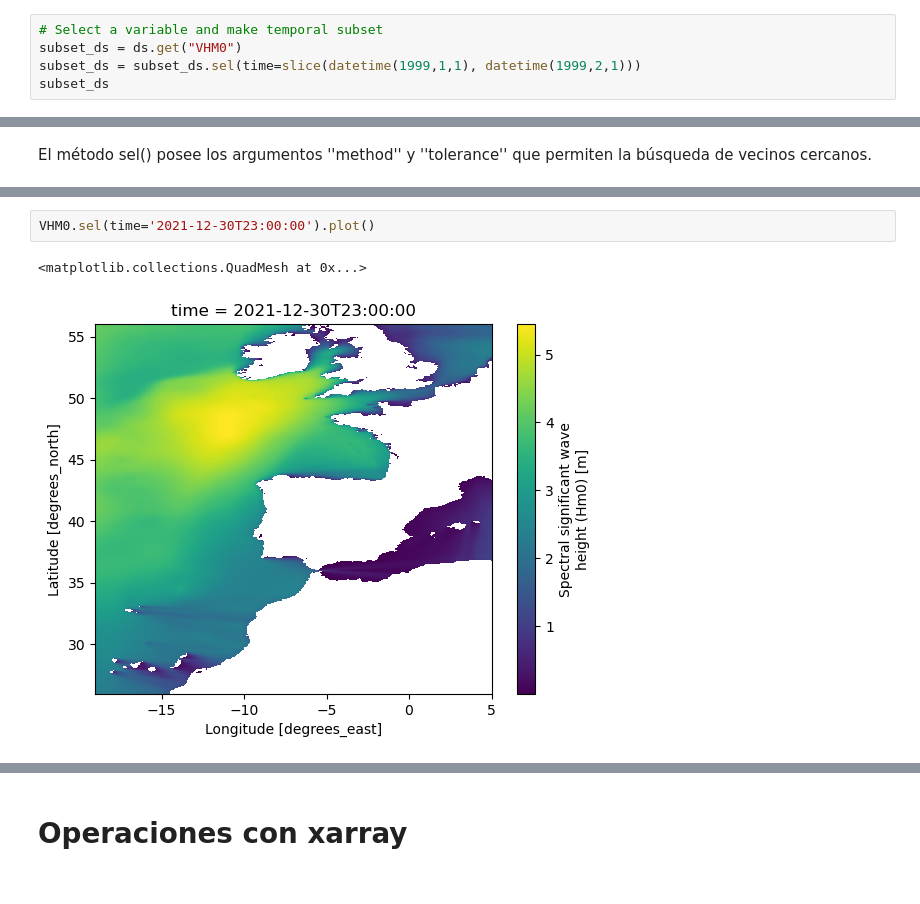
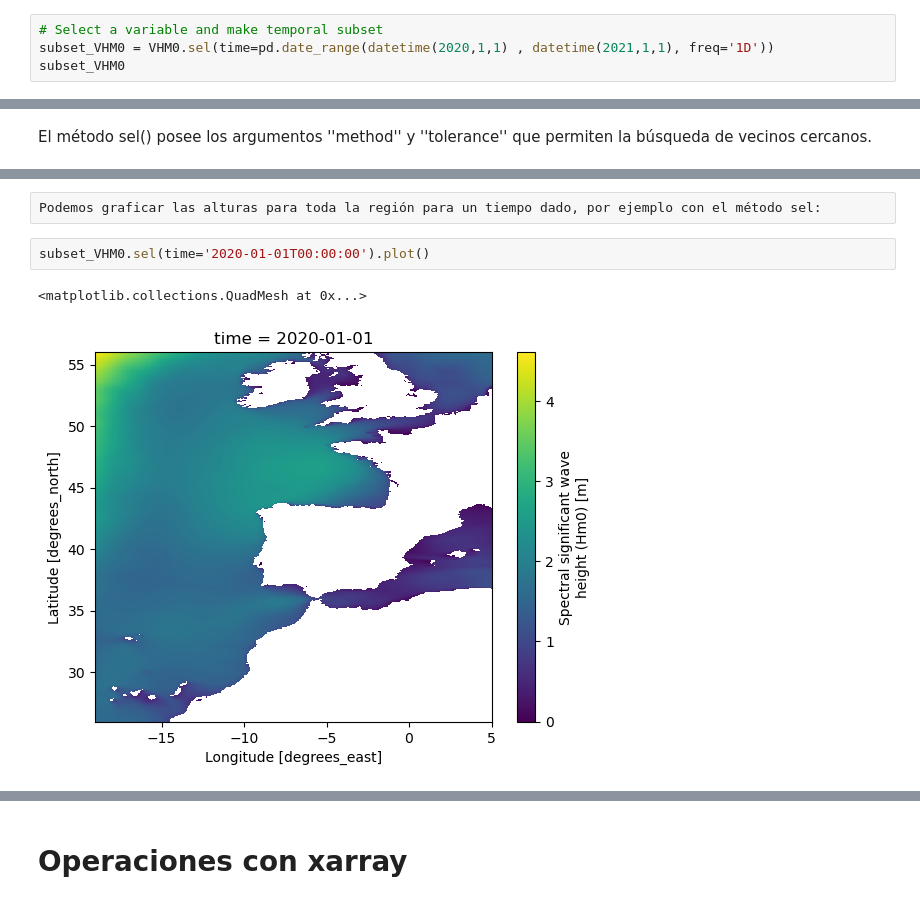
Before and after one commit to aturlione/curso_opendap_xarray, a Jupyter notebook: opendap_xarray.ipynb, the cells around one changed output, grey strips where cells are left out. Saved outputs shown, nothing was run; the diff lists cells and outputs as text.

```diff
--- a/opendap_xarray.ipynb
+++ b/opendap_xarray.ipynb
@@ -157,5 +223,4 @@ VHM0.loc[:, 26, :]
 # %%
 # Select a variable and make temporal subset
-subset_ds = ds.get("VHM0")
-subset_ds = subset_ds.sel(time=slice(datetime(1999,1,1), datetime(1999,2,1)))
-subset_ds
+subset_VHM0 = VHM0.sel(time=pd.date_range(datetime(2020,1,1) , datetime(2021,1,1), freq='1D'))
+subset_VHM0
@@ -181,6 +297,8 @@ VHM0[0,:,0].plot()
+# %%
+Podemos graficar las alturas para toda la región para un tiempo dado, por ejemplo con el método sel:
 # %%
-VHM0.sel(time='2021-12-30T23:00:00').plot()
+subset_VHM0.sel(time='2020-01-01T00:00:00').plot()
 # %% [output]
 <matplotlib.collections.QuadMesh at 0x...>
-[figure, old version]
+[figure, new version]
 # %%
```
Also changed, not shown: parts of 40 cells of this notebook.
